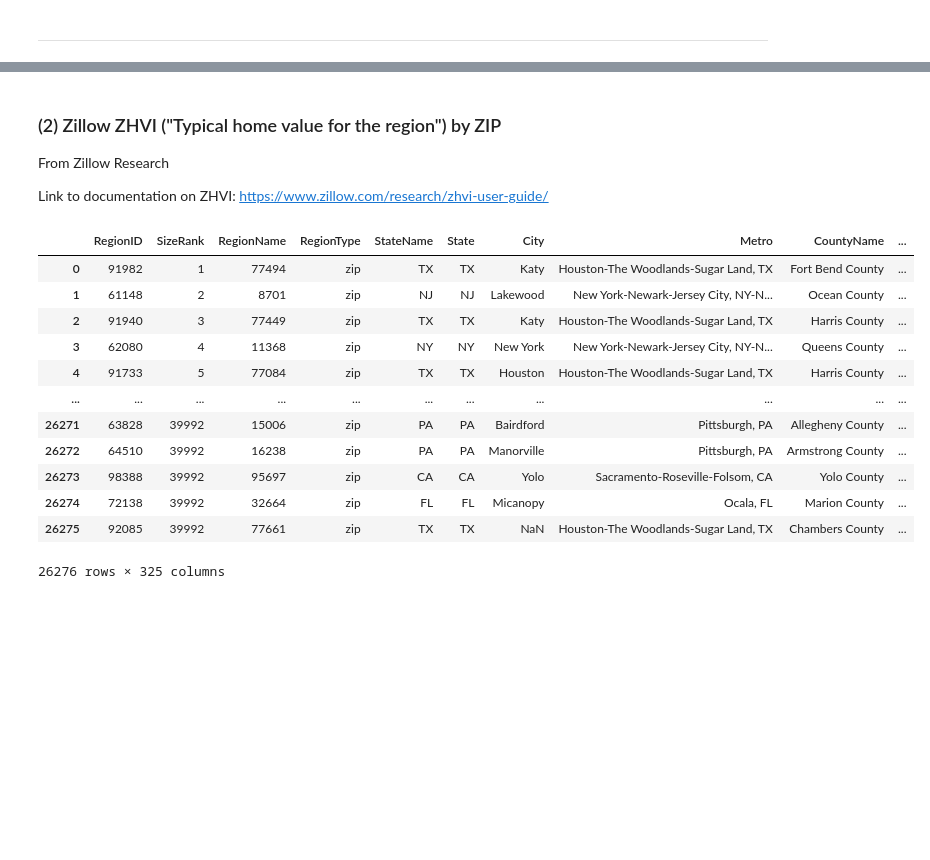
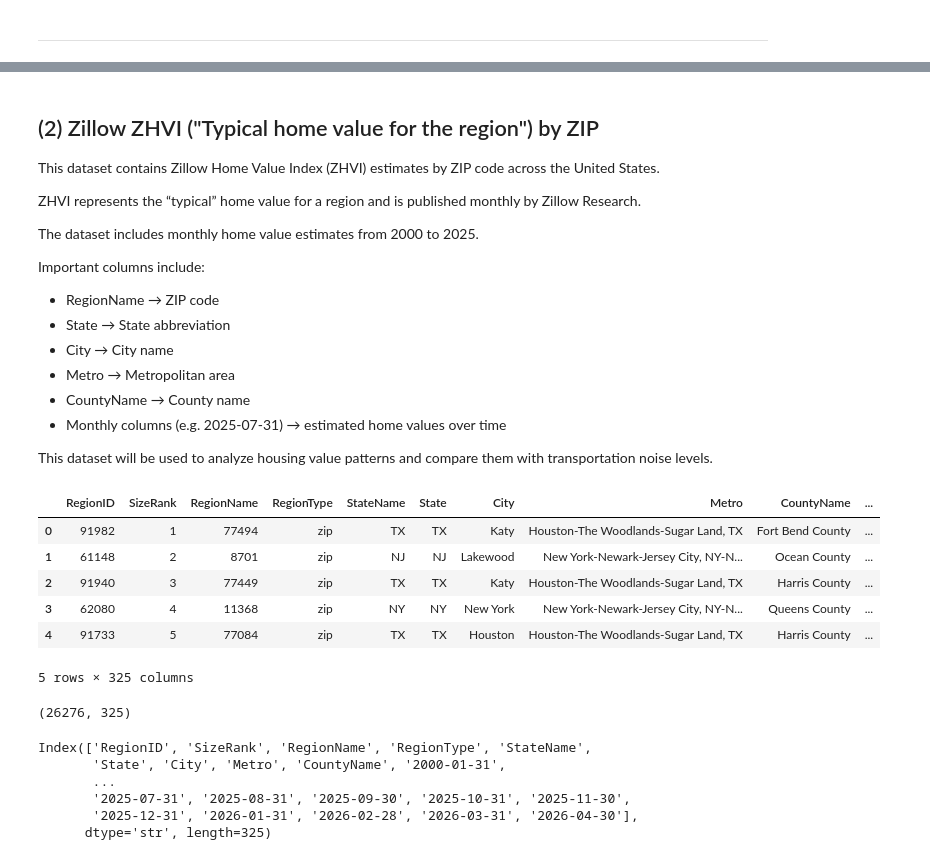
Before and after one commit to nengmao888/math189-final-project, a Jupyter notebook: data/math_189_datasets.ipynb, the cells around one changed output, grey strips where cells are left out. Saved outputs shown, nothing was run; the diff lists cells and outputs as text; code cells hidden in the pictures; blank space fills up the shorter version.

Commit message:
Add dataset documentation and preprocessing notebook

```diff
--- a/data/math_189_datasets.ipynb
+++ b/data/math_189_datasets.ipynb
@@ -87,25 +142,54 @@ ConnectionError: HTTPSConnectionPool(host='maps.bts.dot.gov', port=443): Max ret
 # %% [markdown]
-### (2) Zillow ZHVI ("Typical home value for the region") by ZIP
+## (2) Zillow ZHVI ("Typical home value for the region") by ZIP
 
-From Zillow Research
+This dataset contains Zillow Home Value Index (ZHVI) estimates by ZIP code across the United States.
 
-Link to documentation on ZHVI: https://www.zillow.com/research/zhvi-user-guide/
+ZHVI represents the “typical” home value for a region and is published monthly by Zillow Research.
+
+The dataset includes monthly home value estimates from 2000 to 2025.
+
+Important columns include:
+
+- RegionName → ZIP code
+- State → State abbreviation
+- City → City name
+- Metro → Metropolitan area
+- CountyName → County name
+- Monthly columns (e.g. 2025-07-31) → estimated home values over time
+
+This dataset will be used to analyze housing value patterns and compare them with transportation noise levels.
 # %%
-# Load in dataset
-zillow_home_value_data = pd.read_csv('zillow_zip_zhvi.csv')
-zillow_home_value_data
+# Load Zillow ZHVI dataset
+
+zillow_home_value_data = pd.read_csv(
+    'zillow_zip_zhvi.csv'
+)
+
+# Preview first 5 rows
+zillow_home_value_data.head()
 # %% [output]
 |  | RegionID | SizeRank | RegionName | RegionType | StateName | State | City | Metro | CountyName | ... |
 | 0 | 91982 | 1 | 77494 | zip | TX | TX | Katy | Houston-The Woodlands-Sugar Land, TX | Fort Bend County | ... |
 | 1 | 61148 | 2 | 8701 | zip | NJ | NJ | Lakewood | New York-Newark-Jersey City, NY-N... | Ocean County | ... |
 | 2 | 91940 | 3 | 77449 | zip | TX | TX | Katy | Houston-The Woodlands-Sugar Land, TX | Harris County | ... |
 | 3 | 62080 | 4 | 11368 | zip | NY | NY | New York | New York-Newark-Jersey City, NY-N... | Queens County | ... |
 | 4 | 91733 | 5 | 77084 | zip | TX | TX | Houston | Houston-The Woodlands-Sugar Land, TX | Harris County | ... |
-| ... | ... | ... | ... | ... | ... | ... | ... | ... | ... | ... |
-| 26271 | 63828 | 39992 | 15006 | zip | PA | PA | Bairdford | Pittsburgh, PA | Allegheny County | ... |
-| 26272 | 64510 | 39992 | 16238 | zip | PA | PA | Manorville | Pittsburgh, PA | Armstrong County | ... |
-| 26273 | 98388 | 39992 | 95697 | zip | CA | CA | Yolo | Sacramento-Roseville-Folsom, CA | Yolo County | ... |
-| 26274 | 72138 | 39992 | 32664 | zip | FL | FL | Micanopy | Ocala, FL | Marion County | ... |
-| 26275 | 92085 | 39992 | 77661 | zip | TX | TX | NaN | Houston-The Woodlands-Sugar Land, TX | Chambers County | ... |
-26276 rows × 325 columns
+5 rows × 325 columns
+# %%
+# Check dataset dimensions
+
+print(zillow_home_value_data.shape)
+# %% [output]
+(26276, 325)
+# %%
+# Show column names
+
+print(zillow_home_value_data.columns)
+# %% [output]
+Index(['RegionID', 'SizeRank', 'RegionName', 'RegionType', 'StateName',
+       'State', 'City', 'Metro', 'CountyName', '2000-01-31',
+       ...
+       '2025-07-31', '2025-08-31', '2025-09-30', '2025-10-31', '2025-11-30',
+       '2025-12-31', '2026-01-31', '2026-02-28', '2026-03-31', '2026-04-30'],
+      dtype='str', length=325)
 # %% [markdown]
```
Also changed, not shown: parts of 27 cells of this notebook, 1 other file.
